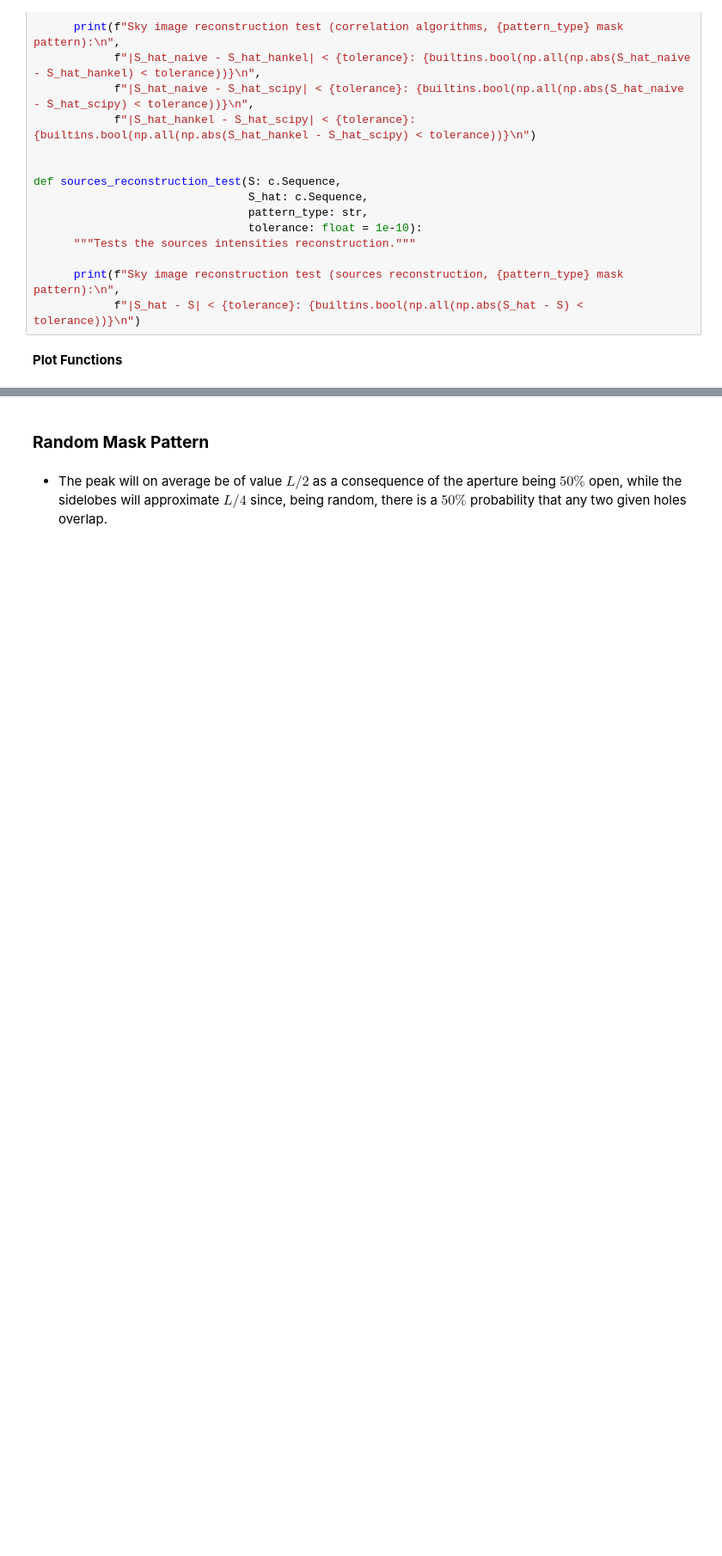
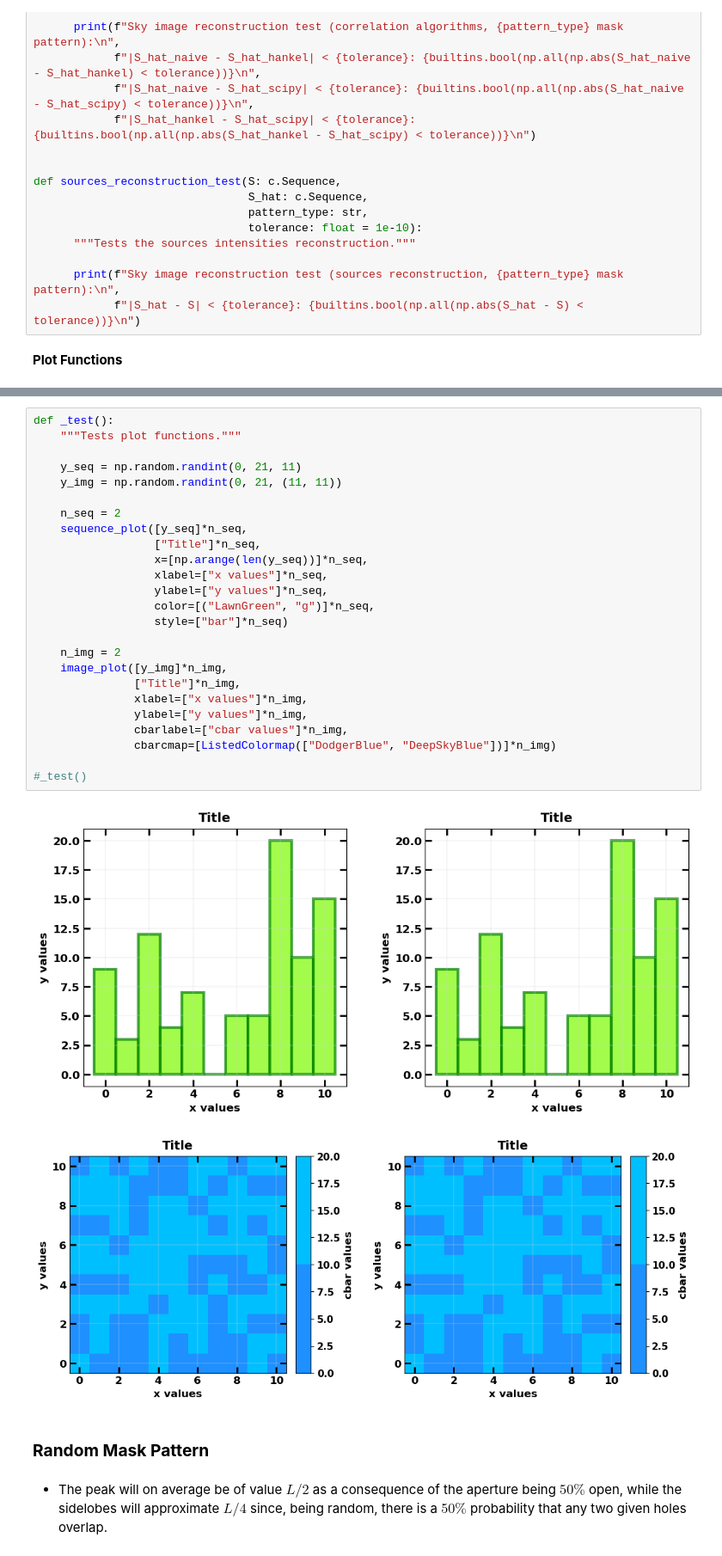
Before and after one commit to EdoardoGiancarli/Reconstruction_Masks_Test, a Jupyter notebook: Img_Reconstruction2dot1.ipynb, the cells around one changed output, grey strips where cells are left out. Shown at 86% size. Cells and saved outputs as stored; diff of their text form; blank space fills up the shorter version.

Commit message:
Edit Plot functions.

```diff
--- a/Img_Reconstruction2dot1.ipynb
+++ b/Img_Reconstruction2dot1.ipynb
@@ -350,3 +277,31 @@ def plot(plot_type: list[str], plot_input: list[c.Sequence], title: list[str],
+# %%
+def _test():
+    """Tests plot functions."""
+
+    y_seq = np.random.randint(0, 21, 11)
+    y_img = np.random.randint(0, 21, (11, 11))
+
+    n_seq = 2
+    sequence_plot([y_seq]*n_seq,
+                  ["Title"]*n_seq,
+                  x=[np.arange(len(y_seq))]*n_seq,
+                  xlabel=["x values"]*n_seq,
+                  ylabel=["y values"]*n_seq,
+                  color=[("LawnGreen", "g")]*n_seq,
+                  style=["bar"]*n_seq)
+
+    n_img = 2
+    image_plot([y_img]*n_img,
+               ["Title"]*n_img,
+               xlabel=["x values"]*n_img,
+               ylabel=["y values"]*n_img,
+               cbarlabel=["cbar values"]*n_img,
+               cbarcmap=[ListedColormap(["DodgerBlue", "DeepSkyBlue"])]*n_img)
+
+#_test()
+# %% [output]
+[figure, added]
+[figure, added]
 # %% [markdown]
 ### **Random Mask Pattern**
 # %% [markdown]
```
Also changed, not shown: parts of 7 cells of this notebook.
